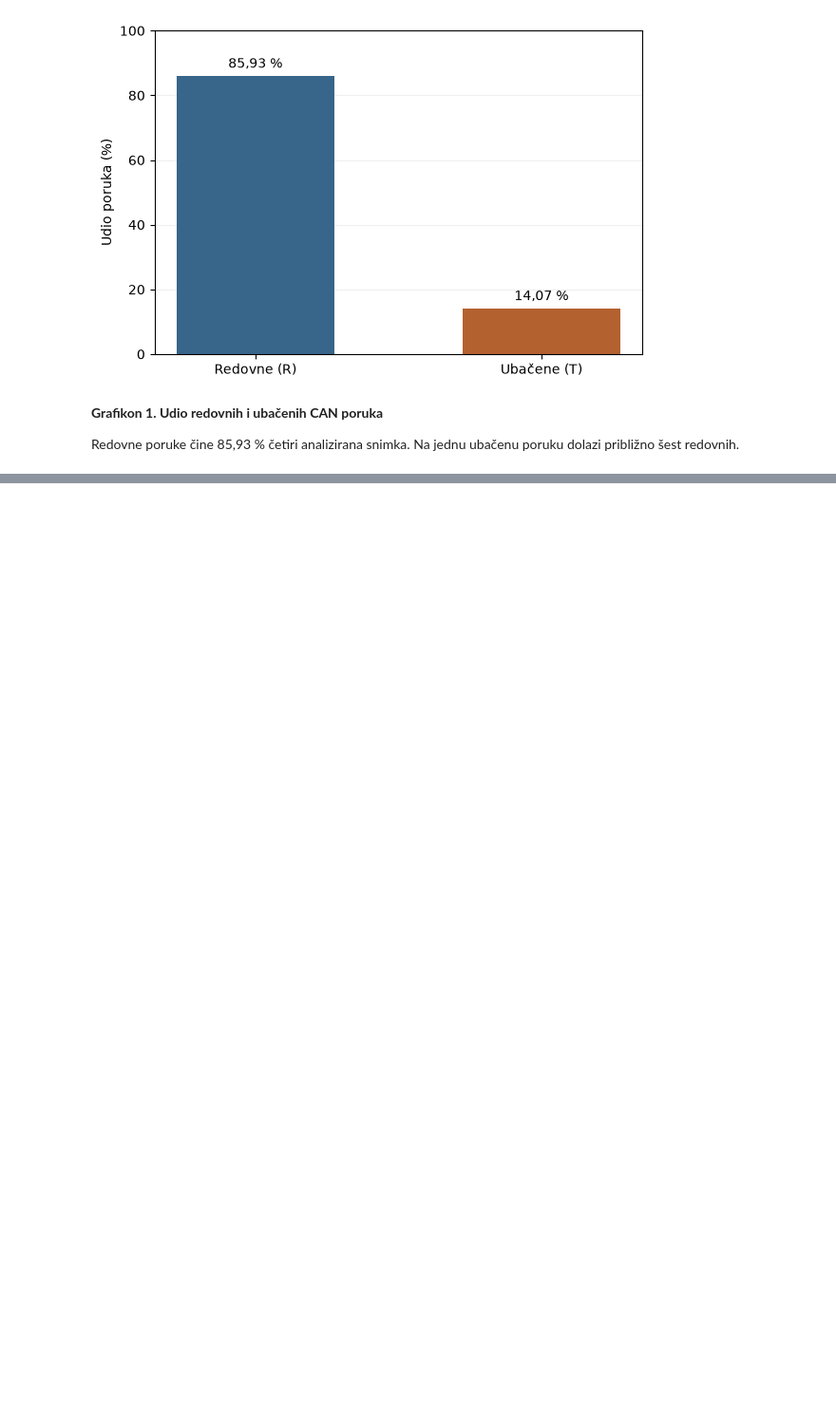
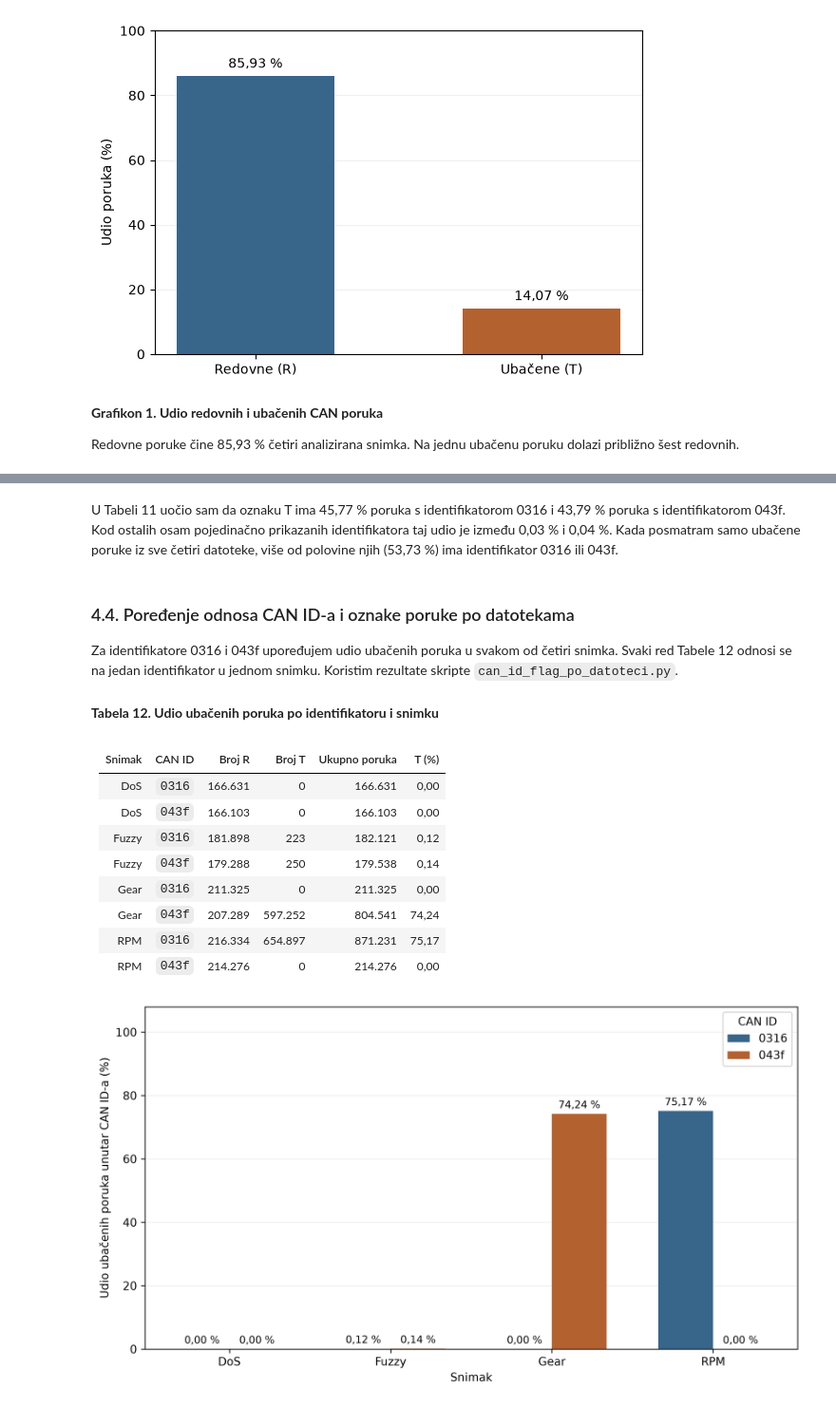
Before and after one commit to KerimOmanovic/can-attack-detection-ml, a Jupyter notebook: EDA_Car_Hacking.ipynb, the cells around one changed output, grey strips where cells are left out. Shown at 95% size. Saved outputs shown, nothing was run; the diff lists cells and outputs as text; code cells hidden in the pictures; blank space fills up the shorter version.

```diff
--- a/EDA_Car_Hacking.ipynb
+++ b/EDA_Car_Hacking.ipynb
@@ -655,0 +641,49 @@ Redovne poruke čine 85,93 % četiri analizirana snimka. Na jednu ubačenu poruk
+# %% [markdown]
+U Tabeli 11 uočio sam da oznaku T ima 45,77 % poruka s identifikatorom 0316 i 43,79 % poruka s identifikatorom 043f. Kod ostalih osam pojedinačno prikazanih identifikatora taj udio je između 0,03 % i 0,04 %. Kada posmatram samo ubačene poruke iz sve četiri datoteke, više od polovine njih (53,73 %) ima identifikator 0316 ili 043f.
+# %% [markdown]
+### 4.4. Poređenje odnosa CAN ID-a i oznake poruke po datotekama
+
+Za identifikatore 0316 i 043f upoređujem udio ubačenih poruka u svakom od četiri snimka. Svaki red Tabele 12 odnosi se na jedan identifikator u jednom snimku. Koristim rezultate skripte `can_id_flag_po_datoteci.py`.
+# %%
+import csv
+from pathlib import Path
+from IPython.display import Image, Markdown, display
+
+projekat = Path.cwd()
+putanja_tabele = projekat / "can_id_flag_po_datoteci.csv"
+putanja_grafa = projekat / "grafikon_3_can_id_po_datoteci.png"
+
+with putanja_tabele.open(encoding="utf-8-sig", newline="") as ulaz:
+    redovi = list(csv.DictReader(ulaz, delimiter=";"))
+
+def prikazi_broj(vrijednost):
+    return f"{int(vrijednost):,}".replace(",", ".")
+
+tabela = [
+    "| Snimak | CAN ID | Broj R | Broj T | Ukupno poruka | T (%) |",
+    "|---|---|---:|---:|---:|---:|",
+]
+
+for red in redovi:
+    tabela.append(
+        f"| {red['Snimak']} | `{red['CAN ID']}` | "
+        f"{prikazi_broj(red['Broj R'])} | {prikazi_broj(red['Broj T'])} | "
+        f"{prikazi_broj(red['Ukupno'])} | {red['T (%)']} |"
+    )
+
+display(Markdown("**Tabela 12. Udio ubačenih poruka po identifikatoru i snimku**"))
+display(Markdown("\n".join(tabela)))
+display(Image(filename=str(putanja_grafa), width=760))
+# %% [output]
+**Tabela 12. Udio ubačenih poruka po identifikatoru i snimku**
+| Snimak | CAN ID | Broj R | Broj T | Ukupno poruka | T (%) |
+|---|---|---:|---:|---:|---:|
+| DoS | `0316` | 166.631 | 0 | 166.631 | 0,00 |
+| DoS | `043f` | 166.103 | 0 | 166.103 | 0,00 |
+| Fuzzy | `0316` | 181.898 | 223 | 182.121 | 0,12 |
+| Fuzzy | `043f` | 179.288 | 250 | 179.538 | 0,14 |
+| Gear | `0316` | 211.325 | 0 | 211.325 | 0,00 |
+| Gear | `043f` | 207.289 | 597.252 | 804.541 | 74,24 |
+| RPM | `0316` | 216.334 | 654.897 | 871.231 | 75,17 |
+| RPM | `043f` | 214.276 | 0 | 214.276 | 0,00 |
+[figure, added]
```
Also changed, not shown: parts of 51 cells of this notebook, 33 other files.
